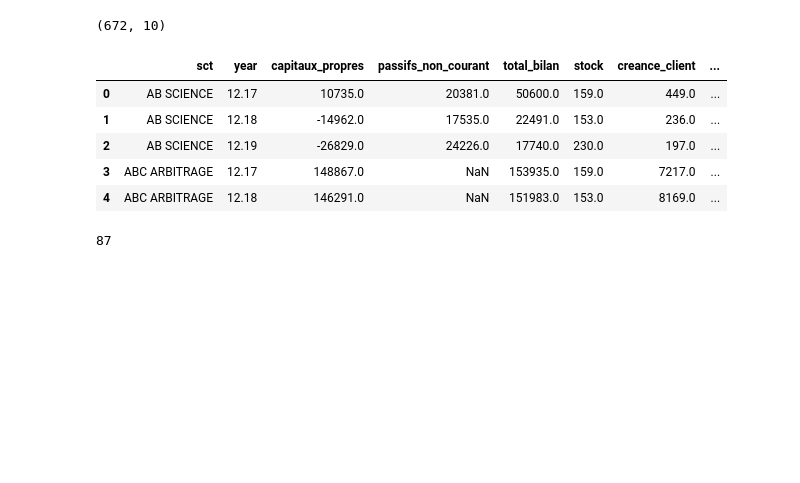
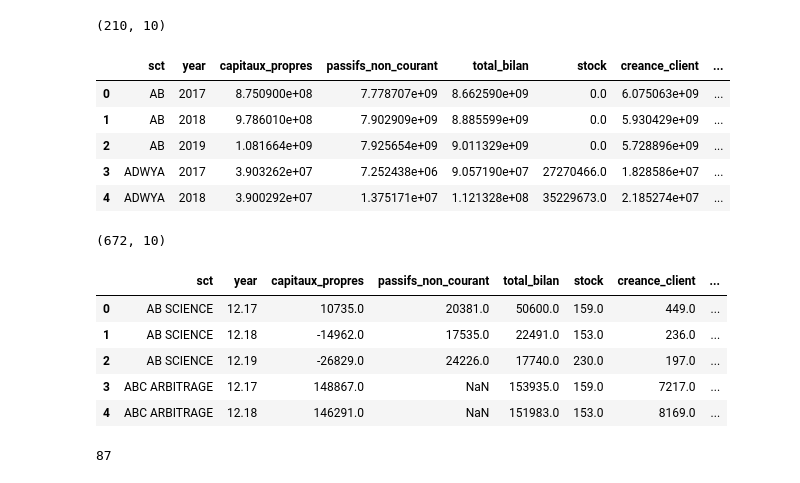
Before and after one commit to faisalGhozzi/Financini_web_service, a Jupyter notebook: research/Financini.ipynb, the cells around one changed output. Saved outputs shown, nothing was run; the diff lists cells and outputs as text; code cells hidden in the pictures; blank space fills up the shorter version.

```diff
--- a/research/Financini.ipynb
+++ b/research/Financini.ipynb
@@ -23,4 +27,19 @@ import joblib
 warnings.filterwarnings('ignore')
+# %%
+df_tn = pd.read_csv('data/financial_data_tunisia.csv', index_col=0)
+df_tn = df_tn.drop_duplicates(subset=df_tn.columns)
+df_tn.shape
+# %% [output]
+(210, 10)
+# %%
+df_tn.head()
+# %% [output]
+|  | sct | year | capitaux_propres | passifs_non_courant | total_bilan | stock | creance_client | ... |
+| 0 | AB | 2017 | 8.750900e+08 | 7.778707e+09 | 8.662590e+09 | 0.0 | 6.075063e+09 | ... |
+| 1 | AB | 2018 | 9.786010e+08 | 7.902909e+09 | 8.885599e+09 | 0.0 | 5.930429e+09 | ... |
+| 2 | AB | 2019 | 1.081664e+09 | 7.925654e+09 | 9.011329e+09 | 0.0 | 5.728896e+09 | ... |
+| 3 | ADWYA | 2017 | 3.903262e+07 | 7.252438e+06 | 9.057190e+07 | 27270466.0 | 1.828586e+07 | ... |
+| 4 | ADWYA | 2018 | 3.900292e+07 | 1.375171e+07 | 1.121328e+08 | 35229673.0 | 2.185274e+07 | ... |
 # %%
 df = pd.read_csv('data/boursorama.csv', delimiter=';', index_col=False)
 df = df.drop_duplicates(subset=df.columns)
```
Also changed, not shown: parts of 29 cells of this notebook, 1 other file.
